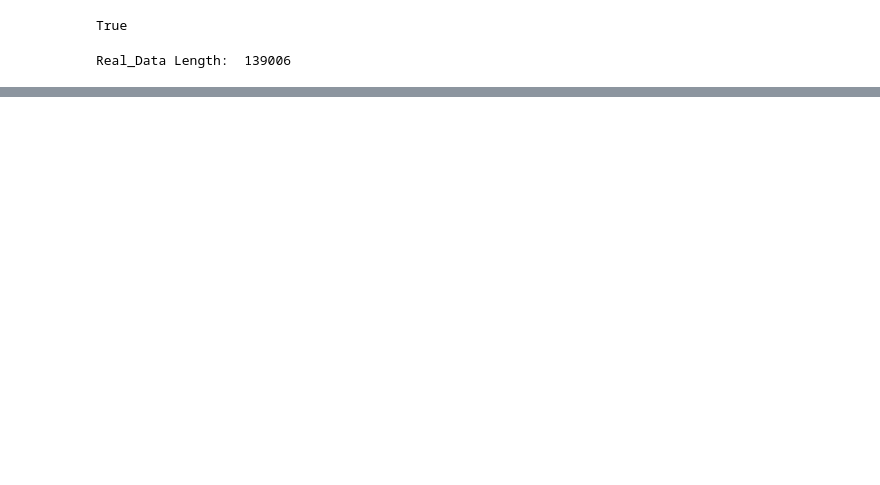
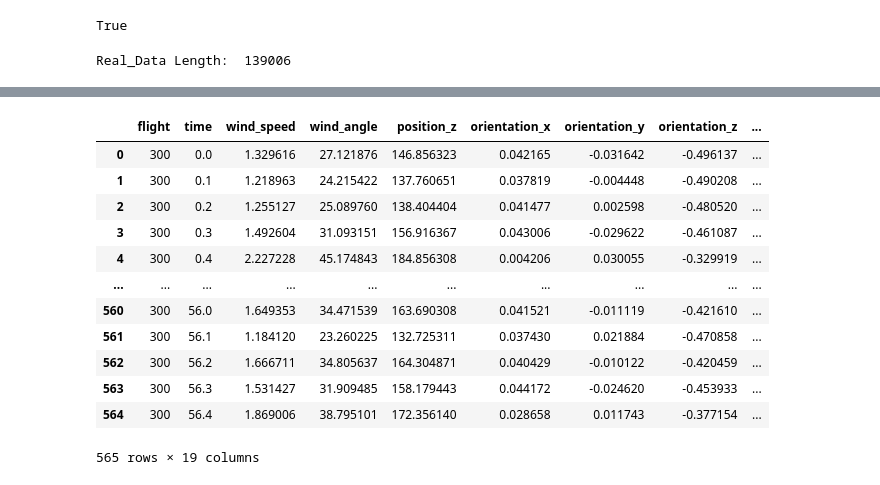
Before and after one commit to multitel-ai/nsw-certification, a Jupyter notebook: Data_Augmentation/DA/AugmentTS.ipynb, the cells around one changed output, grey strips where cells are left out. Saved outputs shown, nothing was run; the diff lists cells and outputs as text; code cells hidden in the pictures; blank space fills up the shorter version.

```diff
--- a/Data_Augmentation/DA/AugmentTS.ipynb
+++ b/Data_Augmentation/DA/AugmentTS.ipynb
@@ -202,0 +219,18 @@ array([[111.53832],
+# %%
+data_flight_get.loc[:,"flight"] = 300
+data_flight_get.loc[:,"time"] = [x * 0.1 for x in range(data_flight_get.shape[0])]
+data_flight_get
+# %% [output]
+|  | flight | time | wind_speed | wind_angle | position_z | orientation_x | orientation_y | orientation_z | ... |
+| 0 | 300 | 0.0 | 1.329616 | 27.121876 | 146.856323 | 0.042165 | -0.031642 | -0.496137 | ... |
+| 1 | 300 | 0.1 | 1.218963 | 24.215422 | 137.760651 | 0.037819 | -0.004448 | -0.490208 | ... |
+| 2 | 300 | 0.2 | 1.255127 | 25.089760 | 138.404404 | 0.041477 | 0.002598 | -0.480520 | ... |
+| 3 | 300 | 0.3 | 1.492604 | 31.093151 | 156.916367 | 0.043006 | -0.029622 | -0.461087 | ... |
+| 4 | 300 | 0.4 | 2.227228 | 45.174843 | 184.856308 | 0.004206 | 0.030055 | -0.329919 | ... |
+| ... | ... | ... | ... | ... | ... | ... | ... | ... | ... |
+| 560 | 300 | 56.0 | 1.649353 | 34.471539 | 163.690308 | 0.041521 | -0.011119 | -0.421610 | ... |
+| 561 | 300 | 56.1 | 1.184120 | 23.260225 | 132.725311 | 0.037430 | 0.021884 | -0.470858 | ... |
+| 562 | 300 | 56.2 | 1.666711 | 34.805637 | 164.304871 | 0.040429 | -0.010122 | -0.420459 | ... |
+| 563 | 300 | 56.3 | 1.531427 | 31.909485 | 158.179443 | 0.044172 | -0.024620 | -0.453933 | ... |
+| 564 | 300 | 56.4 | 1.869006 | 38.795101 | 172.356140 | 0.028658 | 0.011743 | -0.377154 | ... |
+565 rows × 19 columns
```
Also changed, not shown: parts of 17 cells of this notebook, 13 other files.
